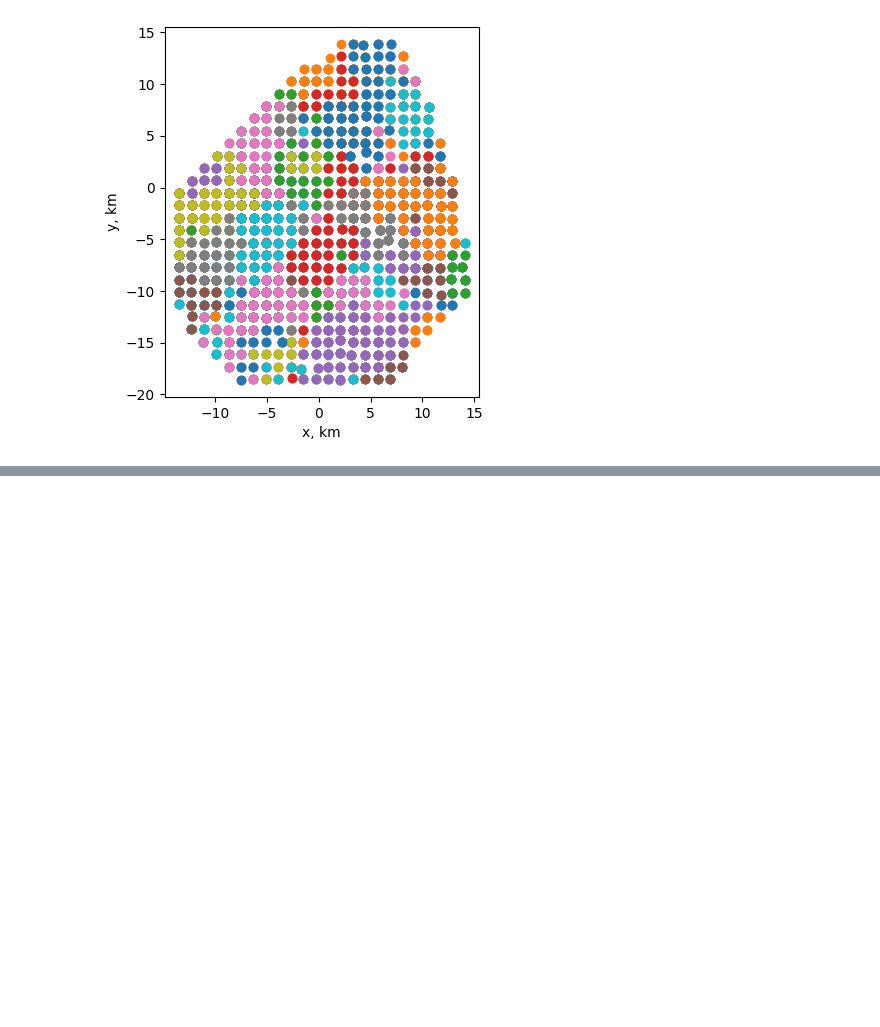
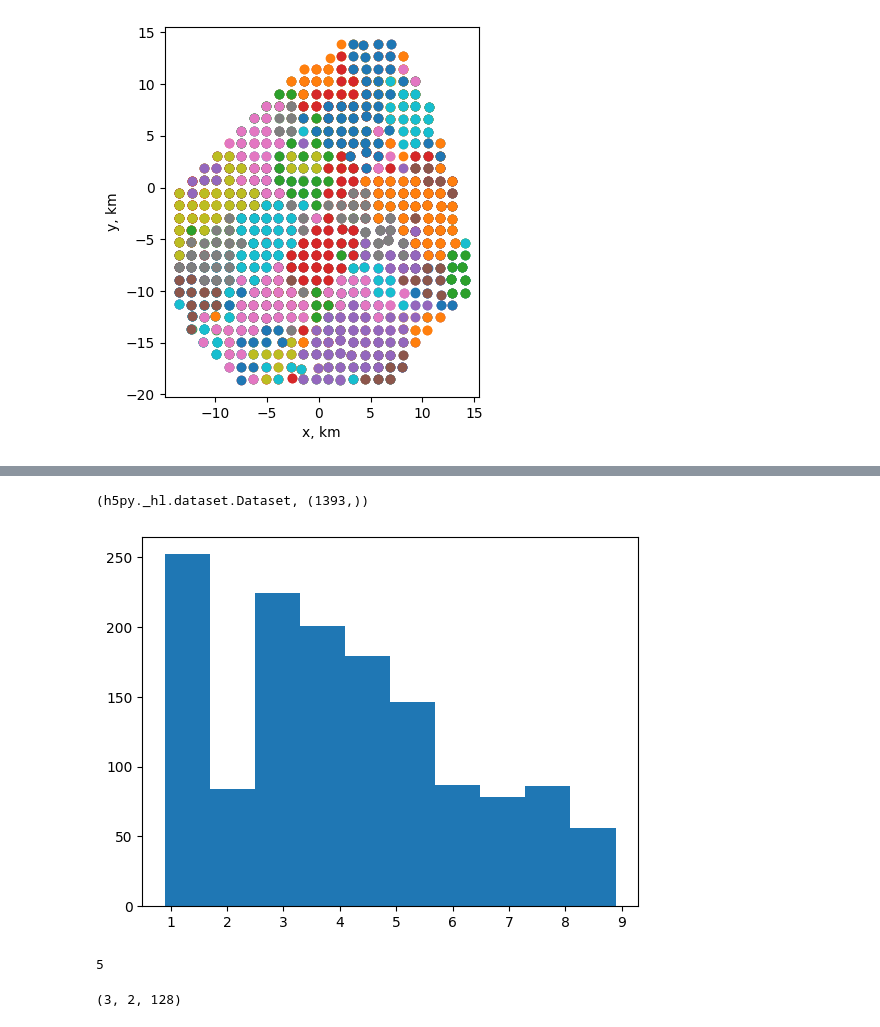
Before and after one commit to TA-DNN/TAML2025_ICRR_handson, a Jupyter notebook: tadaml2025/dstparser/structured_data_file.ipynb, the cells around one changed output, grey strips where cells are left out. Cells and saved outputs as stored; diff of their text form; code cells hidden in the pictures; blank space fills up the shorter version.

Commit message:
reading vlen

```diff
--- a/tadaml2025/dstparser/structured_data_file.ipynb
+++ b/tadaml2025/dstparser/structured_data_file.ipynb
@@ -531,3 +532,27 @@ plt.gca().set_aspect("equal")
 # In vlen version
 # pulse_area[...,0] corresponds to "total_signals_low"
 # pulse_area[...,1] corresponds to "total_signals_up"
+# %%
+import h5py
+from dstparser import append_to_hdf5
+
+acc_data = dict()
+xmax_reader = XmaxReader(dst_dir)
+output_file = "/ceph/work/SATORI/antonpr/ml/benMC/sdanalysis_2019/handson/handson_new/vlen_outres.h5"
+
+with h5py.File(output_file, "a") as f:
+    for dst_file in dst_files[0:10]:
+        data = parse_dst_file_vlen(
+            dst_file,
+            xmax_reader=xmax_reader,
+            add_shower_params=True,
+            add_standard_recon=True,
+        )
+
+        if data is None:
+            continue
+
+        for key, value in data.items():
+            acc_data.setdefault(key, []).append(value)
+
+        append_to_hdf5(f, data)
@@ -533,0 +585,2 @@ plt.gca().set_aspect("equal")
+# %%
+rdata_vlen = H5DST(output_file)
@@ -533,0 +608,19 @@ plt.gca().set_aspect("equal")
+# %%
+type(rdata_vlen["energy"]), rdata_vlen["energy"].shape
+# %% [output]
+(h5py._hl.dataset.Dataset, (1393,))
+# %%
+_ =plt.hist(rdata_vlen["energy"])
+# %% [output]
+[figure, added]
+# %%
+evt_idx = 1392
+nhits = len(rdata_vlen["time_traces"][evt_idx])
+print(nhits)
+# %% [output]
+5
+# %%
+hit_idx = 2
+rdata_vlen["time_traces"][evt_idx, hit_idx].shape
+# %% [output]
+(3, 2, 128)
```
Also changed, not shown: parts of 6 cells of this notebook.
